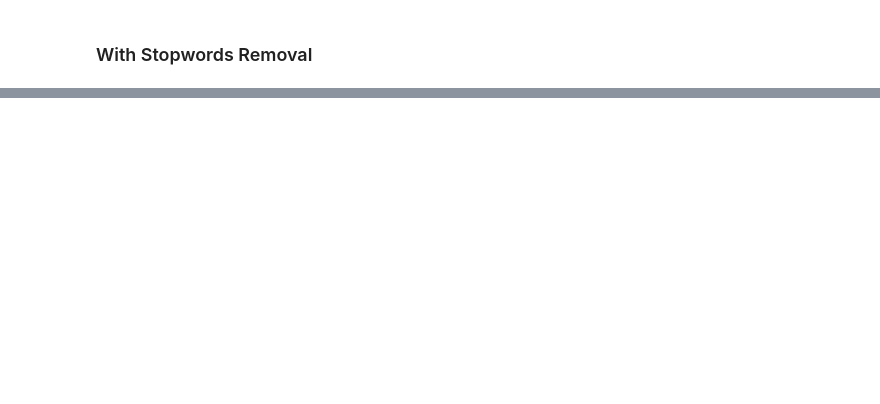
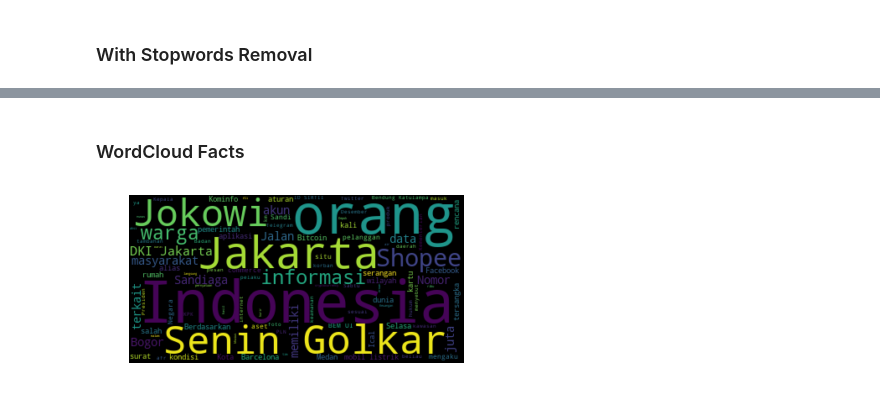
Before and after one commit to barliant/fnc-id, a Jupyter notebook: corpus/WordCloud.ipynb, the cells around one changed output, grey strips where cells are left out. Cells and saved outputs as stored; diff of their text form; code cells hidden in the pictures; blank space fills up the shorter version.

```diff
--- a/corpus/WordCloud.ipynb
+++ b/corpus/WordCloud.ipynb
@@ -10,6 +10,9 @@ from wordcloud import WordCloud
 # %%
 file = open('all_hoax.txt', 'r')
 text = file.read()
+
+file_fact = open('all_facts.txt', 'r')
+text_fact = file_fact.read()
 # %%
 #generate wordcloud image
 wc = WordCloud().generate(text)
@@ -51,0 +55,15 @@ setelah stopwords removal
+# %% [markdown]
+### WordCloud Facts
+# %%
+stoplist = []
+f_stoplist = open('/home/adhanindita/tugas-akhir/fnc-id/django_project/hoaxdetector/hoax/lda/stopwords_id.txt', 'r')
+for line in f_stoplist:
+    w = line.split()
+    for word in w:
+        stoplist.append(word)
+wc = WordCloud(max_words=100, stopwords = stoplist, max_font_size = 70).generate(text_fact)
+plt.imshow(wc, interpolation='bilinear')
+plt.axis("off")
+plt.show()
+# %% [output]
+[figure, added]
```
Also changed, not shown: parts of 2 cells of this notebook, 3 other files.
